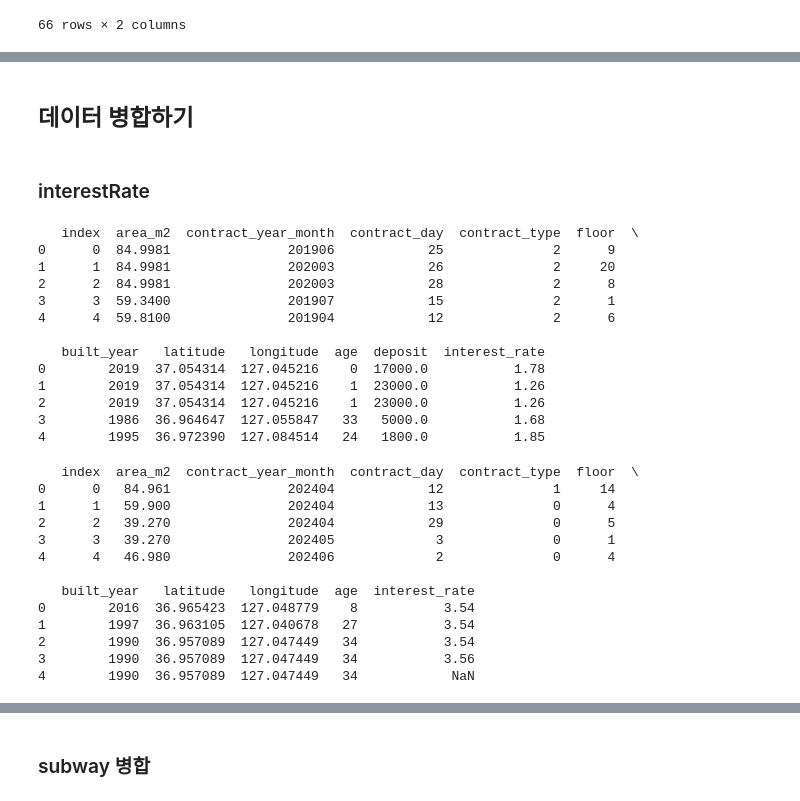
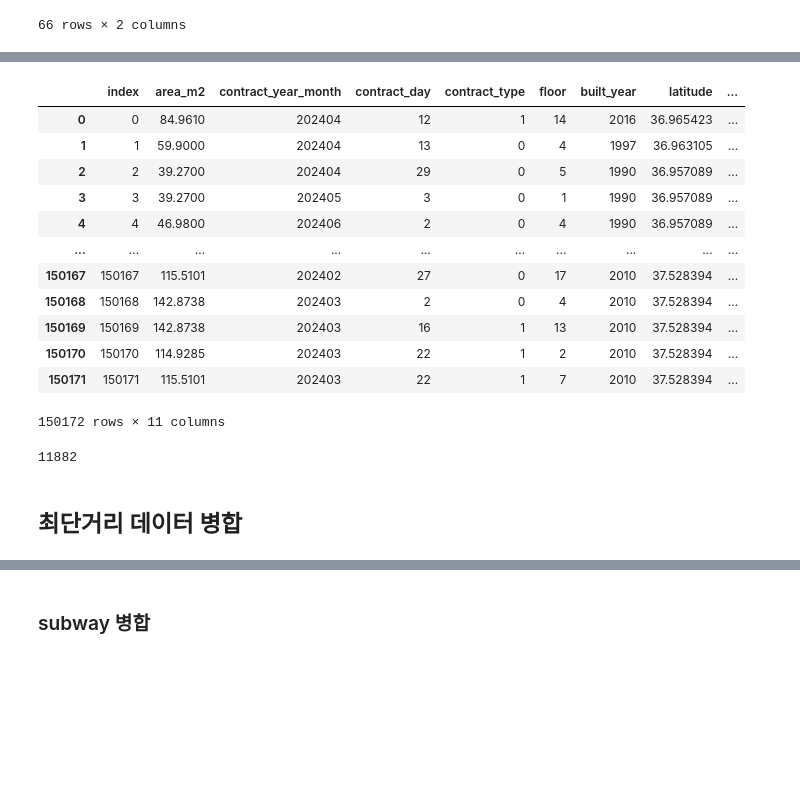
Before and after one commit to boostcampaitech7/level2-competitiveds-recsys-03, a Jupyter notebook: baseline_data.ipynb, the cells around one changed output, grey strips where cells are left out. Saved outputs shown, nothing was run; the diff lists cells and outputs as text; code cells hidden in the pictures; blank space fills up the shorter version.

```diff
--- a/baseline_data.ipynb
+++ b/baseline_data.ipynb
@@ -59,41 +81,26 @@ interest_data
+# %%
+merged_test = pd.merge(test_data, interest_data, left_on="contract_year_month", right_on="year_month", how="left")
+merged_test = merged_test.drop(columns=["year_month"])
+merged_test
+# %% [output]
+|  | index | area_m2 | contract_year_month | contract_day | contract_type | floor | built_year | latitude | ... |
+| 0 | 0 | 84.9610 | 202404 | 12 | 1 | 14 | 2016 | 36.965423 | ... |
+| 1 | 1 | 59.9000 | 202404 | 13 | 0 | 4 | 1997 | 36.963105 | ... |
+| 2 | 2 | 39.2700 | 202404 | 29 | 0 | 5 | 1990 | 36.957089 | ... |
+| 3 | 3 | 39.2700 | 202405 | 3 | 0 | 1 | 1990 | 36.957089 | ... |
+| 4 | 4 | 46.9800 | 202406 | 2 | 0 | 4 | 1990 | 36.957089 | ... |
+| ... | ... | ... | ... | ... | ... | ... | ... | ... | ... |
+| 150167 | 150167 | 115.5101 | 202402 | 27 | 0 | 17 | 2010 | 37.528394 | ... |
+| 150168 | 150168 | 142.8738 | 202403 | 2 | 0 | 4 | 2010 | 37.528394 | ... |
+| 150169 | 150169 | 142.8738 | 202403 | 16 | 1 | 13 | 2010 | 37.528394 | ... |
+| 150170 | 150170 | 114.9285 | 202403 | 22 | 1 | 2 | 2010 | 37.528394 | ... |
+| 150171 | 150171 | 115.5101 | 202403 | 22 | 1 | 7 | 2010 | 37.528394 | ... |
+150172 rows × 11 columns
+# %%
+# 금리 결측치 개수 확인 (2024년 6월)
+merged_test["interest_rate"].isnull().sum()
+# %% [output]
+11882
 # %% [markdown]
-## 데이터 병합하기
+## 최단거리 데이터 병합
-# %% [markdown]
-### interestRate
-# %%
-merged_train = pd.merge(train_data, interest_data, left_on='contract_year_month', right_on='year_month', how='left')
-merged_train = merged_train.drop(columns=['year_month'])
-print(merged_train.head())
-# %% [output]
-   index  area_m2  contract_year_month  contract_day  contract_type  floor  \
-0      0  84.9981               201906            25              2      9
-1      1  84.9981               202003            26              2     20
-2      2  84.9981               202003            28              2      8
-3      3  59.3400               201907            15              2      1
-4      4  59.8100               201904            12              2      6
-
-   built_year   latitude   longitude  age  deposit  interest_rate
-0        2019  37.054314  127.045216    0  17000.0           1.78
-1        2019  37.054314  127.045216    1  23000.0           1.26
-2        2019  37.054314  127.045216    1  23000.0           1.26
-3        1986  36.964647  127.055847   33   5000.0           1.68
-4        1995  36.972390  127.084514   24   1800.0           1.85
-# %%
-merged_test = pd.merge(test_data, interest_data, left_on='contract_year_month', right_on='year_month', how='left')
-merged_test = merged_test.drop(columns=['year_month'])
-print(merged_test.head())
-# %% [output]
-   index  area_m2  contract_year_month  contract_day  contract_type  floor  \
-0      0   84.961               202404            12              1     14
-1      1   59.900               202404            13              0      4
-2      2   39.270               202404            29              0      5
-3      3   39.270               202405             3              0      1
-4      4   46.980               202406             2              0      4
-
-   built_year   latitude   longitude  age  interest_rate
-0        2016  36.965423  127.048779    8           3.54
-1        1997  36.963105  127.040678   27           3.54
-2        1990  36.957089  127.047449   34           3.54
-3        1990  36.957089  127.047449   34           3.56
-4        1990  36.957089  127.047449   34            NaN
 # %% [markdown]
```
Also changed, not shown: parts of 17 cells of this notebook.
